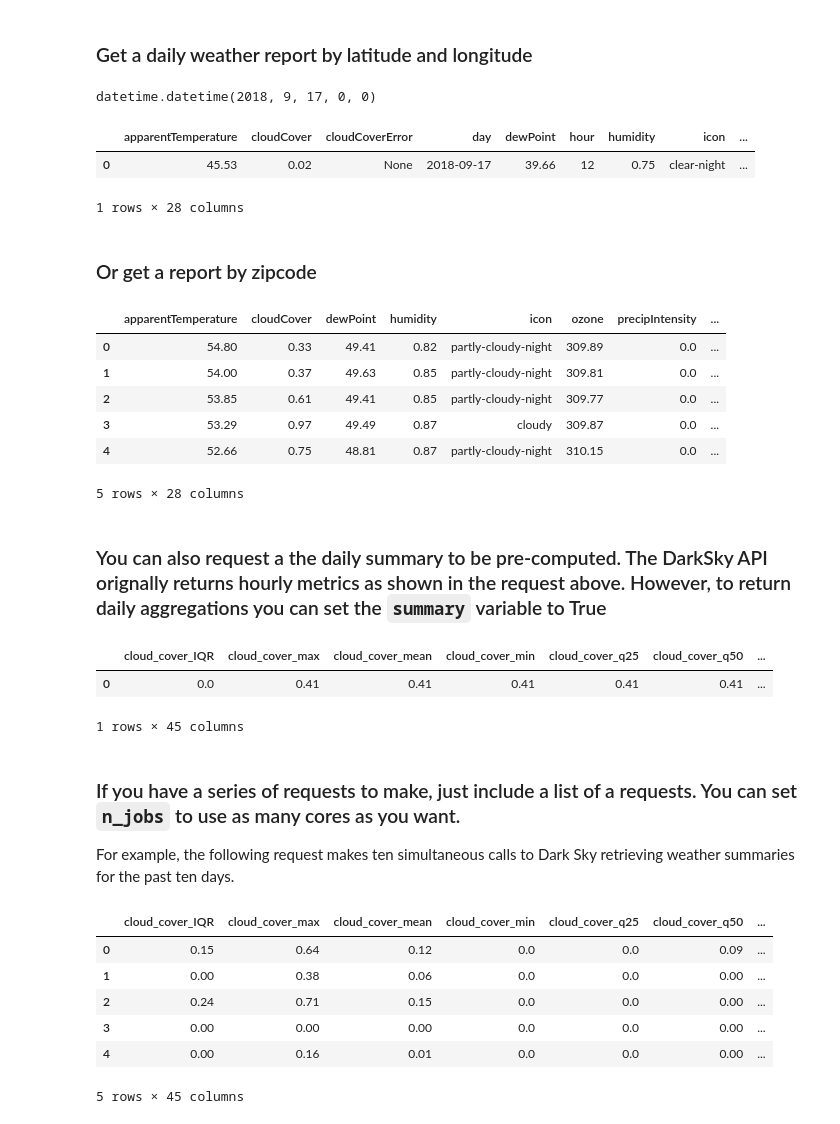
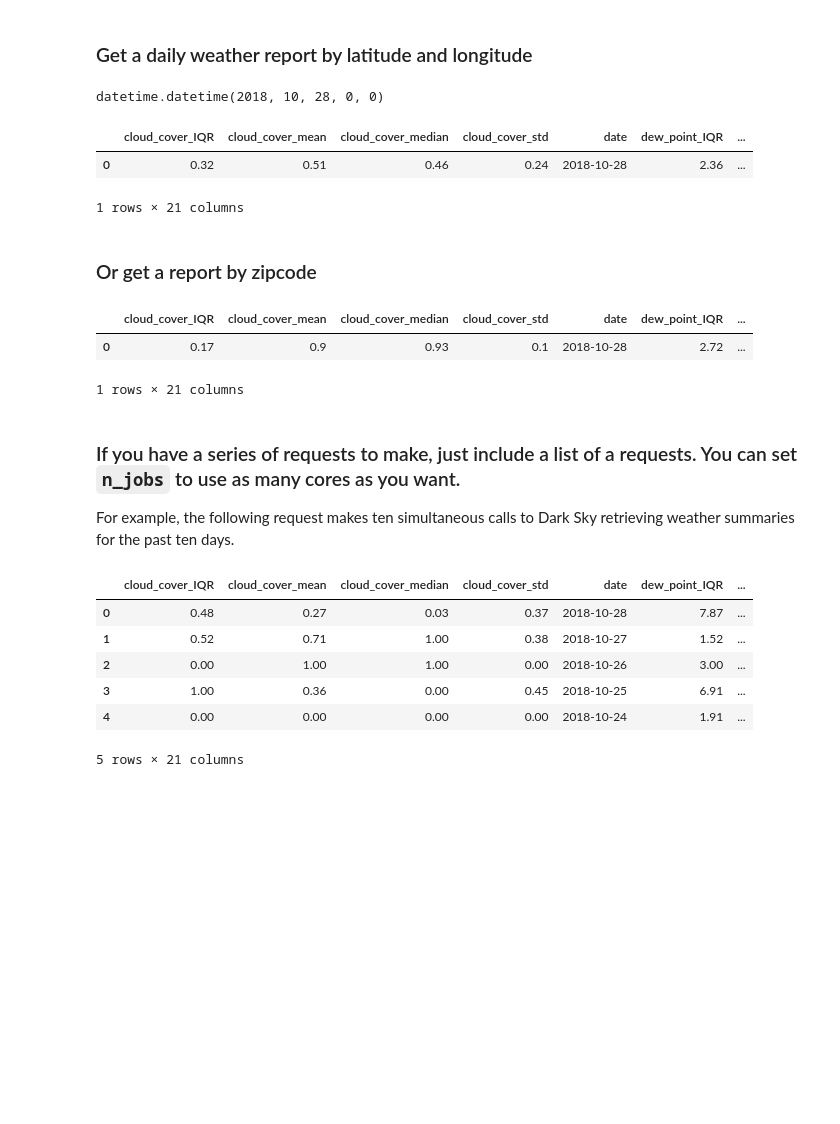
Before and after one commit to aid4mh/gSCAP, a Jupyter notebook: notebooks/demos/weather.ipynb, the cells around one changed output. Saved outputs shown, nothing was run; the diff lists cells and outputs as text; code cells hidden in the pictures; blank space fills up the shorter version.

```diff
--- a/notebooks/demos/weather.ipynb
+++ b/notebooks/demos/weather.ipynb
@@ -9,9 +9,10 @@ import pandas as pd
 
 sys.path.insert(0, os.path.abspath('../..'))
 
-import brightenv2.utils.weather as weather
+import weather as weather
 
 InteractiveShell.ast_node_interactivity = 'all'
+key = ''
 # %% [markdown]
 ### Get a daily weather report by latitude and longitude
 # %%
@@ -19,41 +20,27 @@ now = dt.datetime.now()
 today = dt.datetime(year=now.year, month=now.month, day=now.day); today
 
 report = weather.weather_report(
-    weather.WeatherRequest(lat=47.6062, lon=122.3321, date=today, zip_code=None)
+    weather.WeatherRequest(lat=47.6062, lon=122.3321, date=today, zipcode=None),
+    key=key
 )
 pd.DataFrame(report.get('report')).head()
 # %% [output]
-datetime.datetime(2018, 9, 17, 0, 0)
+datetime.datetime(2018, 10, 28, 0, 0)
-|  | apparentTemperature | cloudCover | cloudCoverError | day | dewPoint | hour | humidity | icon | ... |
-| 0 | 45.53 | 0.02 | None | 2018-09-17 | 39.66 | 12 | 0.75 | clear-night | ... |
+|  | cloud_cover_IQR | cloud_cover_mean | cloud_cover_median | cloud_cover_std | date | dew_point_IQR | ... |
+| 0 | 0.32 | 0.51 | 0.46 | 0.24 | 2018-10-28 | 2.36 | ... |
-1 rows × 28 columns
+1 rows × 21 columns
 # %% [markdown]
 ### Or get a report by zipcode
 # %%
 report = weather.weather_report(
-    weather.WeatherRequest(lat=None, lon=None, date=today, zip_code=98110)
+    weather.WeatherRequest(lat=None, lon=None, date=today, zipcode=98110),
+    key=key
 )
 pd.DataFrame(report.get('report')).head()
 # %% [output]
-|  | apparentTemperature | cloudCover | dewPoint | humidity | icon | ozone | precipIntensity | ... |
-| 0 | 54.80 | 0.33 | 49.41 | 0.82 | partly-cloudy-night | 309.89 | 0.0 | ... |
-| 1 | 54.00 | 0.37 | 49.63 | 0.85 | partly-cloudy-night | 309.81 | 0.0 | ... |
-| 2 | 53.85 | 0.61 | 49.41 | 0.85 | partly-cloudy-night | 309.77 | 0.0 | ... |
-| 3 | 53.29 | 0.97 | 49.49 | 0.87 | cloudy | 309.87 | 0.0 | ... |
-| 4 | 52.66 | 0.75 | 48.81 | 0.87 | partly-cloudy-night | 310.15 | 0.0 | ... |
+|  | cloud_cover_IQR | cloud_cover_mean | cloud_cover_median | cloud_cover_std | date | dew_point_IQR | ... |
+| 0 | 0.17 | 0.9 | 0.93 | 0.1 | 2018-10-28 | 2.72 | ... |
-5 rows × 28 columns
+1 rows × 21 columns
-# %% [markdown]
-### You can also request a the daily summary to be pre-computed. The DarkSky API orignally returns hourly metrics as shown in the request above. However, to return daily aggregations you can set the `summary` variable to True
-# %%
-report = weather.weather_report(
-    weather.WeatherRequest(lat=None, lon=None, date=today, zip_code=98115),
-    summarize=True
-)
-pd.DataFrame(report.get('report')).head()
-# %% [output]
-|  | cloud_cover_IQR | cloud_cover_max | cloud_cover_mean | cloud_cover_min | cloud_cover_q25 | cloud_cover_q50 | ... |
-| 0 | 0.0 | 0.41 | 0.41 | 0.41 | 0.41 | 0.41 | ... |
-1 rows × 45 columns
 # %% [markdown]
 ### If you have a series of requests to make, just include a list of a requests. You can set `n_jobs` to use as many cores as you want.
 For example, the following request makes ten simultaneous calls to Dark Sky retrieving weather summaries for the past ten days.
@@ -61,19 +48,20 @@ For example, the following request makes ten simultaneous calls to Dark Sky retr
 report = weather.weather_report(
     [
         weather.WeatherRequest(
-            lat=None, lon=None, date=today-dt.timedelta(days=i), zip_code=47579
+            lat=None, lon=None, date=today-dt.timedelta(days=i), zipcode=47579
         )
         for i in range(10)
     ],
-    summarize=True,
+    summarize='daily',
+    key=key,
     n_jobs=-1
 )
 pd.DataFrame(report.get('report')).head()
 # %% [output]
-|  | cloud_cover_IQR | cloud_cover_max | cloud_cover_mean | cloud_cover_min | cloud_cover_q25 | cloud_cover_q50 | ... |
-| 0 | 0.15 | 0.64 | 0.12 | 0.0 | 0.0 | 0.09 | ... |
-| 1 | 0.00 | 0.38 | 0.06 | 0.0 | 0.0 | 0.00 | ... |
-| 2 | 0.24 | 0.71 | 0.15 | 0.0 | 0.0 | 0.00 | ... |
-| 3 | 0.00 | 0.00 | 0.00 | 0.0 | 0.0 | 0.00 | ... |
-| 4 | 0.00 | 0.16 | 0.01 | 0.0 | 0.0 | 0.00 | ... |
+|  | cloud_cover_IQR | cloud_cover_mean | cloud_cover_median | cloud_cover_std | date | dew_point_IQR | ... |
+| 0 | 0.48 | 0.27 | 0.03 | 0.37 | 2018-10-28 | 7.87 | ... |
+| 1 | 0.52 | 0.71 | 1.00 | 0.38 | 2018-10-27 | 1.52 | ... |
+| 2 | 0.00 | 1.00 | 1.00 | 0.00 | 2018-10-26 | 3.00 | ... |
+| 3 | 1.00 | 0.36 | 0.00 | 0.45 | 2018-10-25 | 6.91 | ... |
+| 4 | 0.00 | 0.00 | 0.00 | 0.00 | 2018-10-24 | 1.91 | ... |
-5 rows × 45 columns
+5 rows × 21 columns
```
Also changed, not shown: parts of 2 cells of this notebook, 3 other files.
